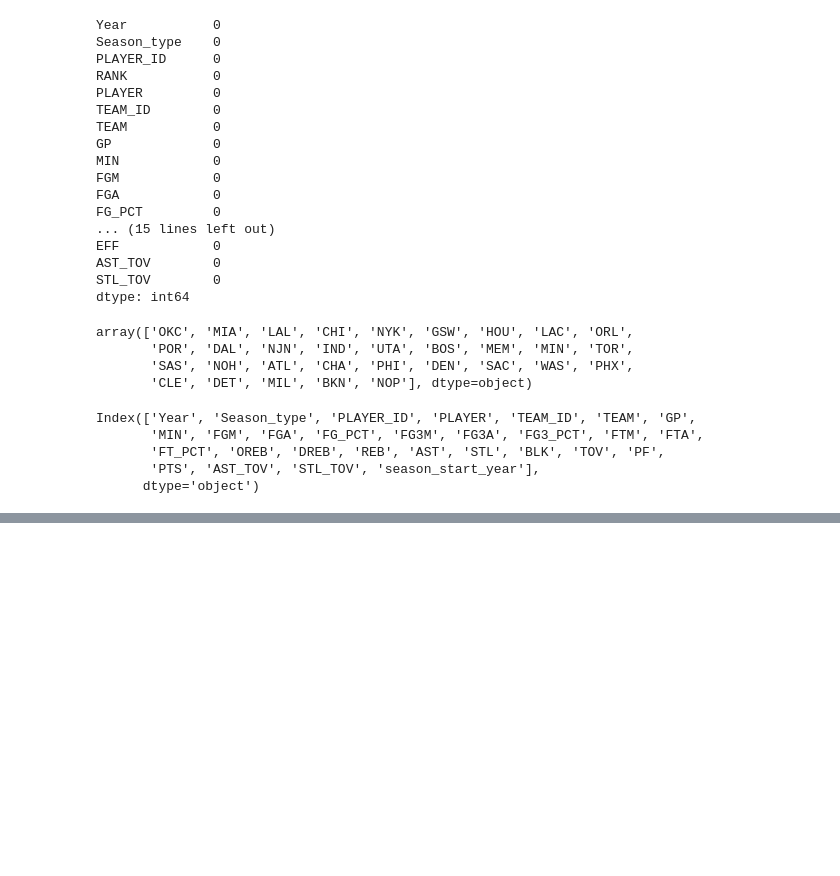
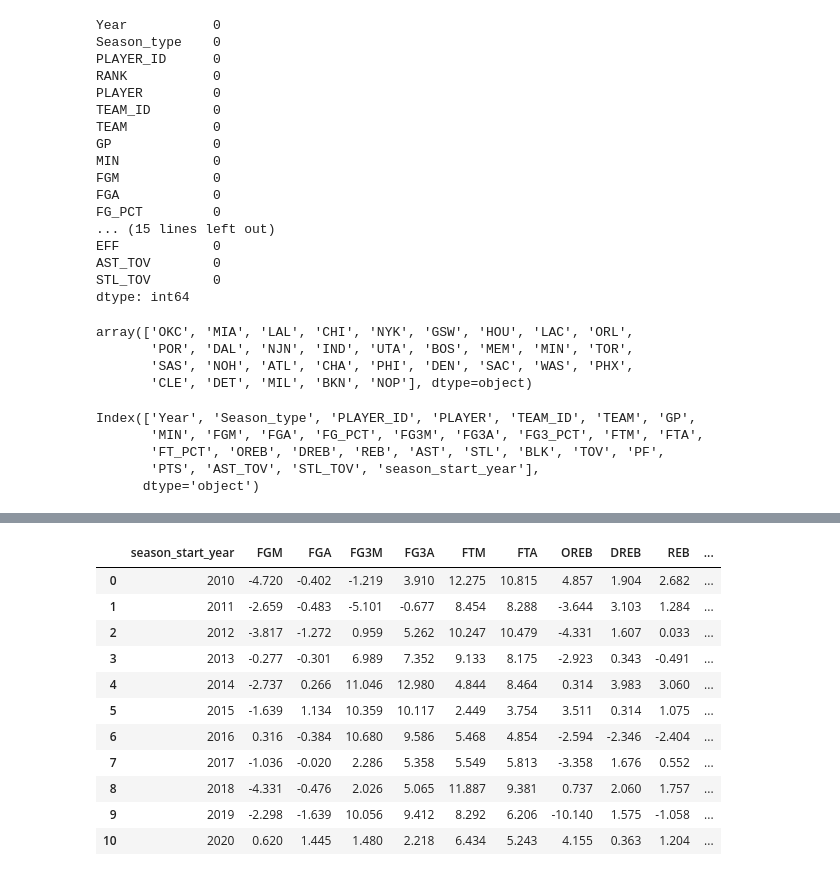
Before and after one commit to byronhillstrom/semester_project, a Jupyter notebook: main.ipynb, the cells around one changed output, grey strips where cells are left out. Drawn from its saved outputs; the diff is of its cells as text; code cells hidden in the pictures; blank space fills up the shorter version.

```diff
--- a/main.ipynb
+++ b/main.ipynb
@@ -218,0 +284,17 @@ The default value of numeric_only in DataFrame.corr is deprecated. In a future v
+# %%
+comp_change_df = round(100*(playoffs_change_df-rs_change_df)/rs_change_df,3)
+comp_change_df['season_start_year'] = list(range(2010,2021))
+comp_change_df
+# %% [output]
+|  | season_start_year | FGM | FGA | FG3M | FG3A | FTM | FTA | OREB | DREB | REB | ... |
+| 0 | 2010 | -4.720 | -0.402 | -1.219 | 3.910 | 12.275 | 10.815 | 4.857 | 1.904 | 2.682 | ... |
+| 1 | 2011 | -2.659 | -0.483 | -5.101 | -0.677 | 8.454 | 8.288 | -3.644 | 3.103 | 1.284 | ... |
+| 2 | 2012 | -3.817 | -1.272 | 0.959 | 5.262 | 10.247 | 10.479 | -4.331 | 1.607 | 0.033 | ... |
+| 3 | 2013 | -0.277 | -0.301 | 6.989 | 7.352 | 9.133 | 8.175 | -2.923 | 0.343 | -0.491 | ... |
+| 4 | 2014 | -2.737 | 0.266 | 11.046 | 12.980 | 4.844 | 8.464 | 0.314 | 3.983 | 3.060 | ... |
+| 5 | 2015 | -1.639 | 1.134 | 10.359 | 10.117 | 2.449 | 3.754 | 3.511 | 0.314 | 1.075 | ... |
+| 6 | 2016 | 0.316 | -0.384 | 10.680 | 9.586 | 5.468 | 4.854 | -2.594 | -2.346 | -2.404 | ... |
+| 7 | 2017 | -1.036 | -0.020 | 2.286 | 5.358 | 5.549 | 5.813 | -3.358 | 1.676 | 0.552 | ... |
+| 8 | 2018 | -4.331 | -0.476 | 2.026 | 5.065 | 11.887 | 9.381 | 0.737 | 2.060 | 1.757 | ... |
+| 9 | 2019 | -2.298 | -1.639 | 10.056 | 9.412 | 8.292 | 6.206 | -10.140 | 1.575 | -1.058 | ... |
+| 10 | 2020 | 0.620 | 1.445 | 1.480 | 2.218 | 6.434 | 5.243 | 4.155 | 0.363 | 1.204 | ... |
```
Also changed, not shown: parts of 16 cells of this notebook, 4 other files.
